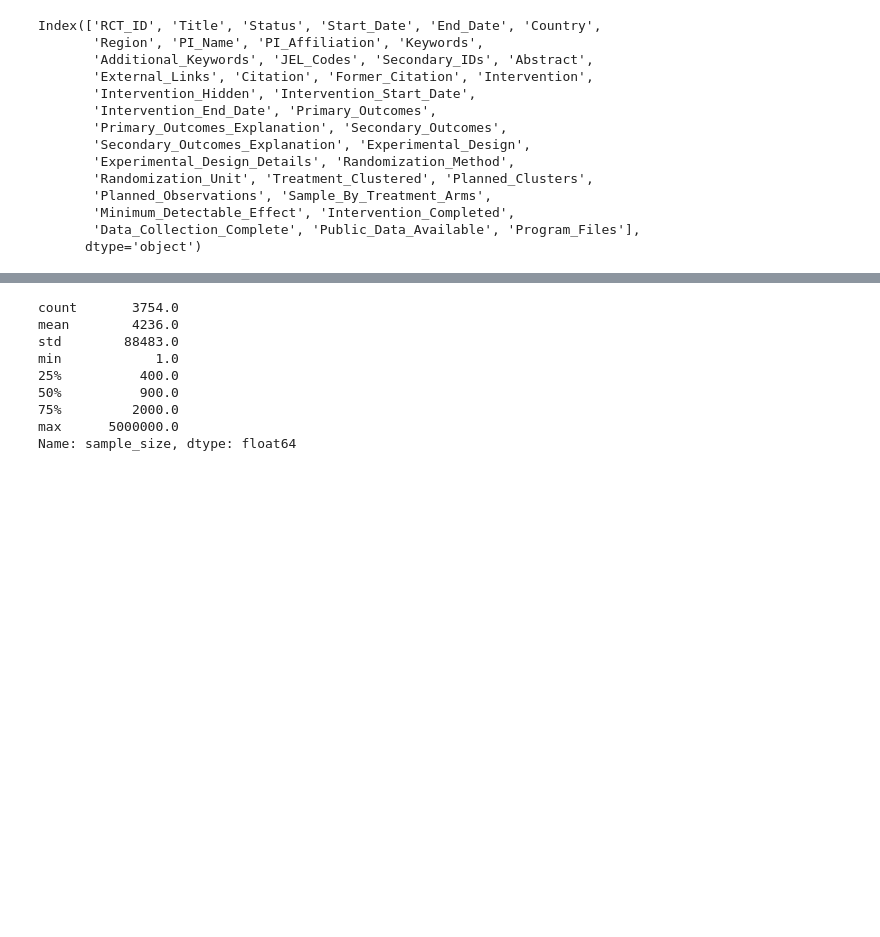
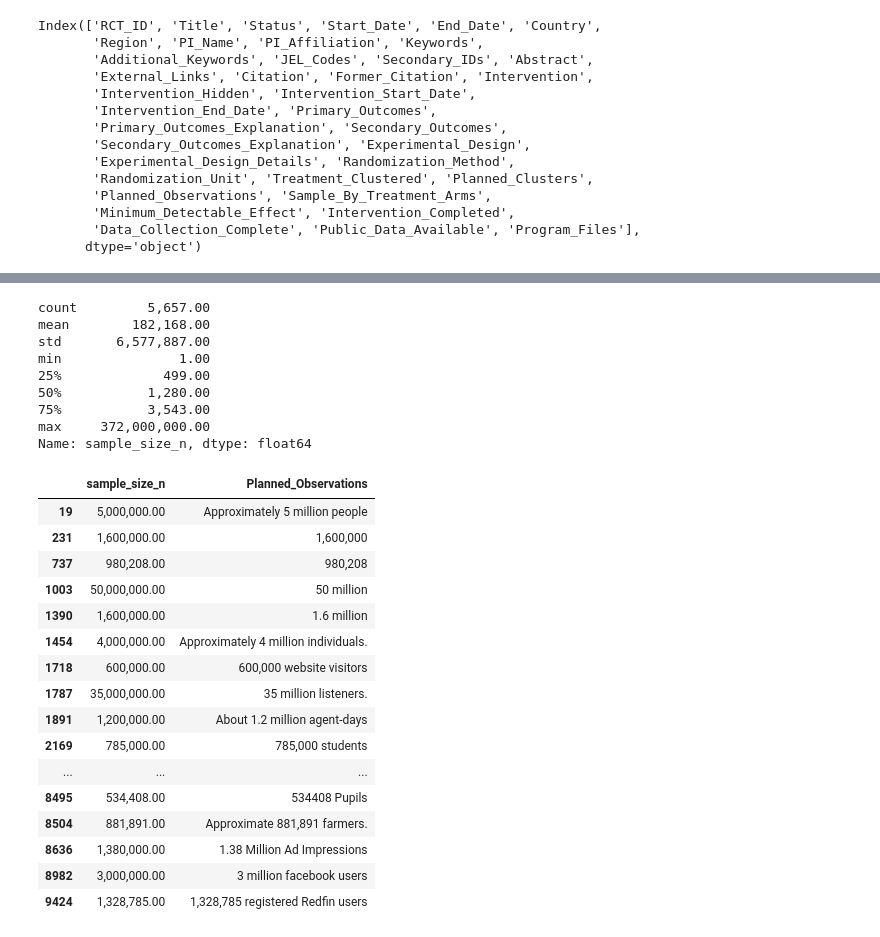
Before and after one commit to soodoku/aea_rct_reg, a Jupyter notebook: aea_rct.ipynb, the cells around one changed output, grey strips where cells are left out. Saved outputs shown, nothing was run; the diff lists cells and outputs as text; code cells hidden in the pictures; blank space fills up the shorter version.

```diff
--- a/aea_rct.ipynb
+++ b/aea_rct.ipynb
@@ -5,6 +5,10 @@ import pandas as pd
 import json
 import time
 import re
+import matplotlib.pyplot as plt
+
+pd.options.display.float_format = '{:,.2f}'.format
+pd.set_option('display.max_rows', None)
 # %%
 # Load JSON data (replace 'data.json' with the actual file path)
 with open("trials.json", "r", encoding="utf-8") as file:
@@ -202,16 +290,38 @@ Planned Observations: 4,572 households
 Enter sample size (or NA to skip, -1 to quit):  -1
 Exiting.
 ✅ Processing complete!
+# %%
+df['sample_size_n'] = pd.to_numeric(df["sample_size"], errors="coerce")
 # %%
-filtered_df = pd.to_numeric(df["sample_size"], errors="coerce").dropna()
+filtered_df = df['sample_size_n'].dropna()
 filtered_df[filtered_df > 0].describe().round()
 # %% [output]
-count       3754.0
-mean        4236.0
-std        88483.0
-min            1.0
-25%          400.0
-50%          900.0
-75%         2000.0
-max      5000000.0
-Name: sample_size, dtype: float64
+count         5,657.00
+mean        182,168.00
+std       6,577,887.00
+min               1.00
+25%             499.00
+50%           1,280.00
+75%           3,543.00
+max     372,000,000.00
+Name: sample_size_n, dtype: float64
+# %%
+df.loc[(df["sample_size_n"] > 500000) & (df["sample_size_n"] > 0) & df["sample_size_n"].notna(), ["sample_size_n", "Planned_Observations"]]
+# %% [output]
+|  | sample_size_n | Planned_Observations |
+| 19 | 5,000,000.00 | Approximately 5 million people |
+| 231 | 1,600,000.00 | 1,600,000 |
+| 737 | 980,208.00 | 980,208 |
+| 1003 | 50,000,000.00 | 50 million |
+| 1390 | 1,600,000.00 | 1.6 million |
+| 1454 | 4,000,000.00 | Approximately 4 million individuals. |
+| 1718 | 600,000.00 | 600,000 website visitors |
+| 1787 | 35,000,000.00 | 35 million listeners. |
+| 1891 | 1,200,000.00 | About 1.2 million agent-days |
+| 2169 | 785,000.00 | 785,000 students |
+| ... | ... | ... |
+| 8495 | 534,408.00 | 534408 Pupils |
+| 8504 | 881,891.00 | Approximate 881,891 farmers. |
+| 8636 | 1,380,000.00 | 1.38 Million Ad Impressions |
+| 8982 | 3,000,000.00 | 3 million facebook users |
+| 9424 | 1,328,785.00 | 1,328,785 registered Redfin users |
```
Also changed, not shown: parts of 7 cells of this notebook, 2 other files.
